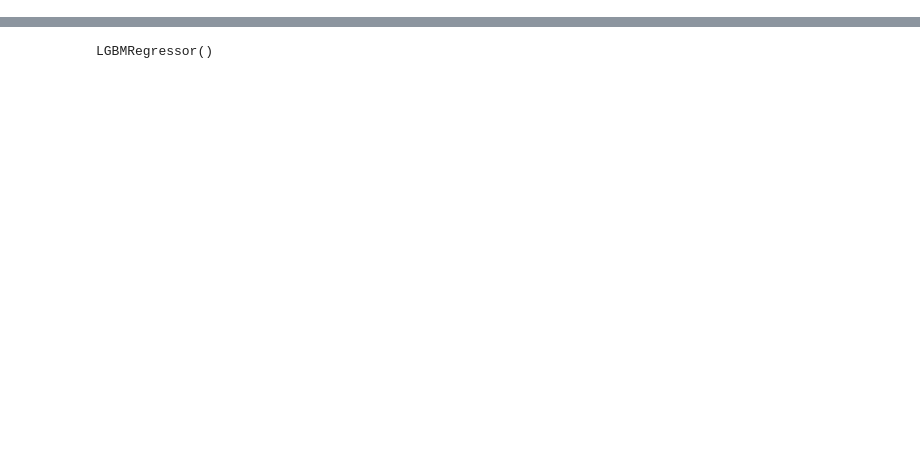
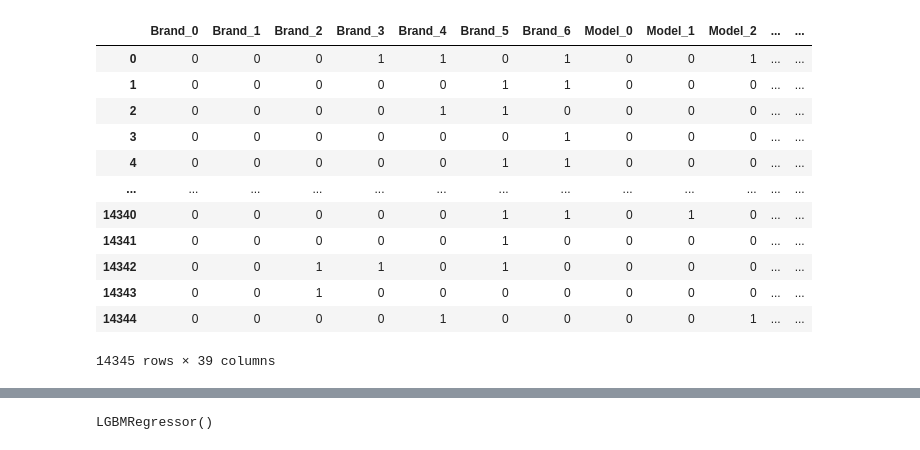
Before and after one commit to yKuzmenko740/Ukraine_used_cars_price_prediction, a Jupyter notebook: Notebooks/Tunning LGBM.ipynb, the cells around one changed output, grey strips where cells are left out. Drawn from its saved outputs; the diff is of its cells as text; code cells hidden in the pictures; blank space fills up the shorter version.

```diff
--- a/Notebooks/Tunning LGBM.ipynb
+++ b/Notebooks/Tunning LGBM.ipynb
@@ -14,6 +18,19 @@ from bayes_opt import BayesianOptimization
 # %%
-train_df = pd.read_csv('../Data/binary_transformed_train.csv')
-test_df = pd.read_csv('../Data/binary_transformed_test.csv')
+test_df
+# %% [output]
+|  | Brand_0 | Brand_1 | Brand_2 | Brand_3 | Brand_4 | Brand_5 | Brand_6 | Model_0 | Model_1 | Model_2 | ... | ... |
+| 0 | 0 | 0 | 0 | 1 | 1 | 0 | 1 | 0 | 0 | 1 | ... | ... |
+| 1 | 0 | 0 | 0 | 0 | 0 | 1 | 1 | 0 | 0 | 0 | ... | ... |
+| 2 | 0 | 0 | 0 | 0 | 1 | 1 | 0 | 0 | 0 | 0 | ... | ... |
+| 3 | 0 | 0 | 0 | 0 | 0 | 0 | 1 | 0 | 0 | 0 | ... | ... |
+| 4 | 0 | 0 | 0 | 0 | 0 | 1 | 1 | 0 | 0 | 0 | ... | ... |
+| ... | ... | ... | ... | ... | ... | ... | ... | ... | ... | ... | ... | ... |
+| 14340 | 0 | 0 | 0 | 0 | 0 | 1 | 1 | 0 | 1 | 0 | ... | ... |
+| 14341 | 0 | 0 | 0 | 0 | 0 | 1 | 0 | 0 | 0 | 0 | ... | ... |
+| 14342 | 0 | 0 | 1 | 1 | 0 | 1 | 0 | 0 | 0 | 0 | ... | ... |
+| 14343 | 0 | 0 | 1 | 0 | 0 | 0 | 0 | 0 | 0 | 0 | ... | ... |
+| 14344 | 0 | 0 | 0 | 0 | 1 | 0 | 0 | 0 | 0 | 1 | ... | ... |
+14345 rows × 39 columns
 # %%
 train_df
 # %% [output]
```
Also changed, not shown: parts of 18 cells of this notebook, 8 other files.
